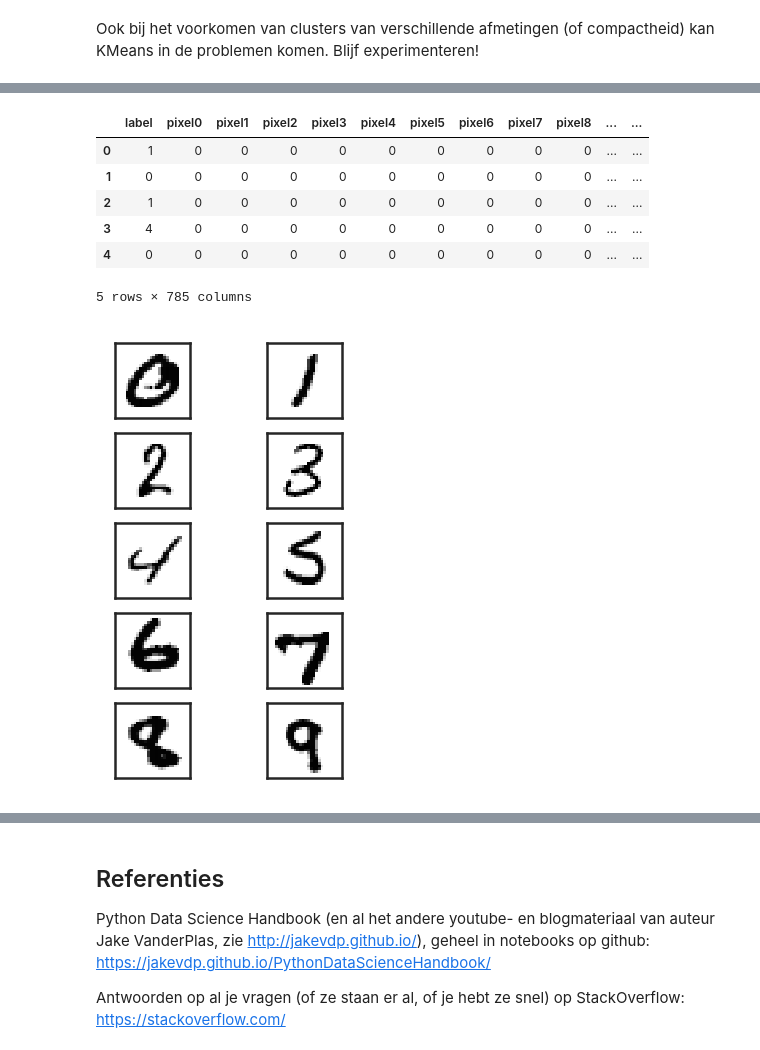
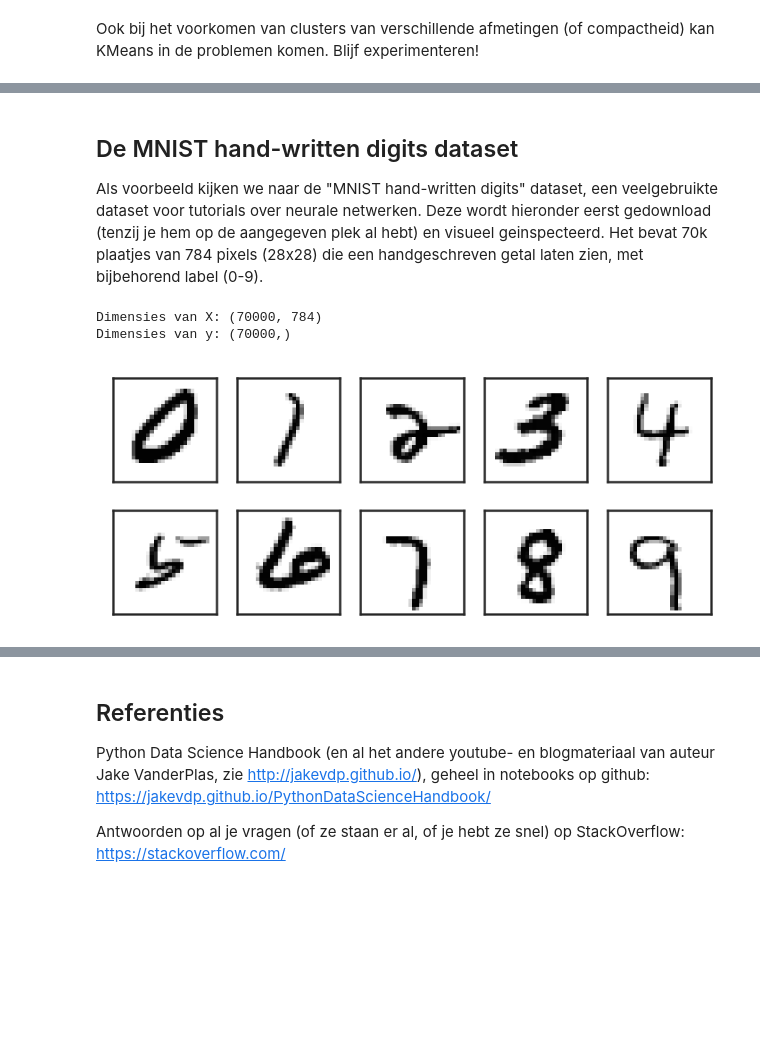
Before and after one commit to harcel/PyDataScienceIntroNL, a Jupyter notebook: Instructie_4.ipynb, the cells around one changed output, grey strips where cells are left out. Cells and saved outputs as stored; diff of their text form; code cells hidden in the pictures; blank space fills up the shorter version.

```diff
--- a/Instructie_4.ipynb
+++ b/Instructie_4.ipynb
@@ -179,37 +172,33 @@ Als voorbeeld kijken we naar de MNIST hand-written
-# %%
-digitfile  = 'data/digits_train_sample.csv'
-
-digits = pd.read_csv(digitfile, sep=',')
-digits.head()
-# %% [output]
-|  | label | pixel0 | pixel1 | pixel2 | pixel3 | pixel4 | pixel5 | pixel6 | pixel7 | pixel8 | ... | ... |
-| 0 | 1 | 0 | 0 | 0 | 0 | 0 | 0 | 0 | 0 | 0 | ... | ... |
-| 1 | 0 | 0 | 0 | 0 | 0 | 0 | 0 | 0 | 0 | 0 | ... | ... |
-| 2 | 1 | 0 | 0 | 0 | 0 | 0 | 0 | 0 | 0 | 0 | ... | ... |
-| 3 | 4 | 0 | 0 | 0 | 0 | 0 | 0 | 0 | 0 | 0 | ... | ... |
-| 4 | 0 | 0 | 0 | 0 | 0 | 0 | 0 | 0 | 0 | 0 | ... | ... |
-5 rows × 785 columns
+# %% [markdown]
+## De MNIST hand-written digits dataset
+Als voorbeeld kijken we naar de "MNIST hand-written digits" dataset, een veelgebruikte dataset voor tutorials over neurale netwerken. Deze wordt hieronder eerst gedownload (tenzij je hem op de aangegeven plek al hebt) en visueel geinspecteerd. Het bevat 70k plaatjes van 784 pixels (28x28) die een handgeschreven getal laten zien, met bijbehorend label (0-9).
 # %%
 from sklearn.datasets import fetch_mldata
 # Data wordt subdirectory data opgeslagen, en gedownload als deze nog niet bestaat.
 mnist = fetch_mldata("MNIST original", data_home='./data/')
 
 X, y = mnist.data / 255., mnist.target
+
+print("Dimensies van X:", X.shape)
+print("Dimensies van y:", y.shape)
+# %% [output]
+Dimensies van X: (70000, 784)
+Dimensies van y: (70000,)
 # %%
 # Zoals je wellicht opvalt zijn er 784 pixels, eat toevallig 28**2, de "shape" van de plaatjes
 imsize = 28
 
 # Bekijk van elk getal een random voorbeeld. Als je deze cell meerdere keren uitvoert krijg je steeds een nieuwe serie.
-plt.figure(figsize=[5, 8])
+plt.figure(figsize=[12, 5])
 for target in range(10):
     deze = np.random.choice(np.where(y == target)[0])
     number = np.reshape(np.array(X[deze]), [imsize, imsize])
-    pp = plt.subplot(5, 2, target+1)
+    pp = plt.subplot(2, 5, target+1)
     pp.imshow(number, cmap='Greys')
     pp.set_xticklabels([])
     pp.set_yticklabels([])
 # %% [output]
-[figure, old version]
+[figure, new version]
 # %%
 # We kunnen ook het "gemiddelde plaatje" van elk cijfer laten zien.
 # Dit komt min of meer overeen met hetgeen we het model gaan trainen!
```
Also changed, not shown: parts of 40 cells of this notebook, 1 other file.
